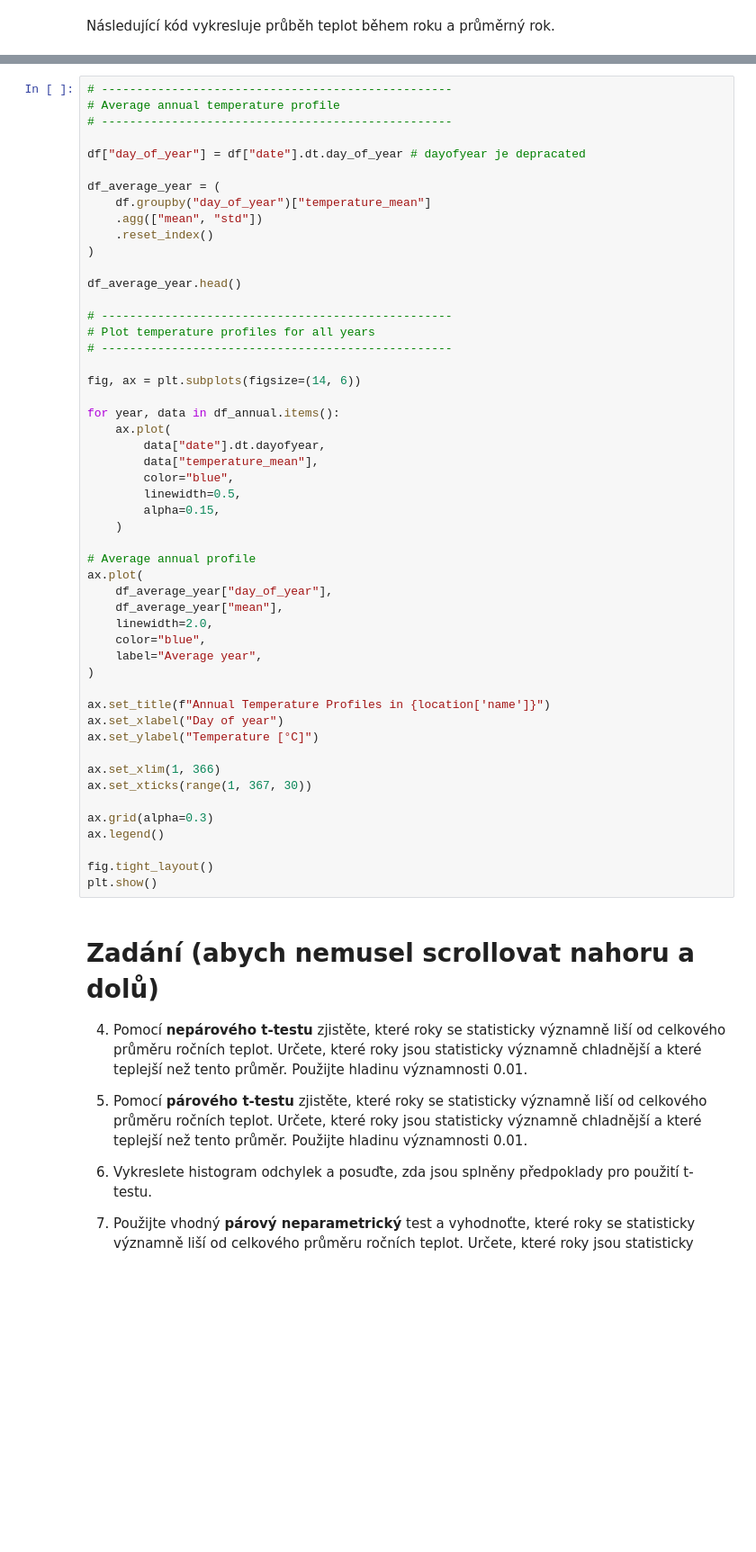
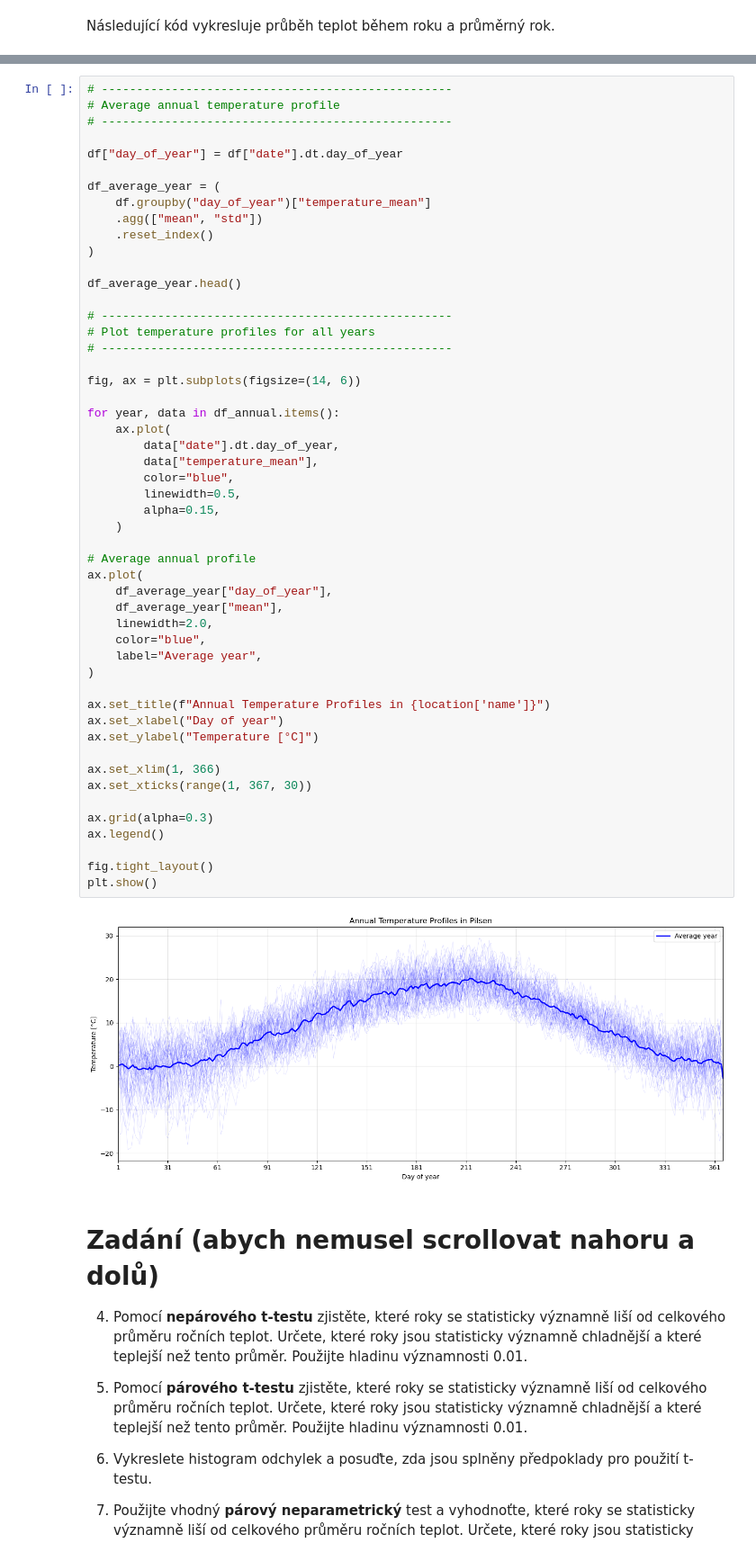
Before and after one commit to Psychol0gicl/dr_semestralni_prace, a Jupyter notebook: dr2026_2sem.ipynb, the cells around one changed output, grey strips where cells are left out. Shown at 90% size. Cells and saved outputs as stored; diff of their text form; blank space fills up the shorter version.

```diff
--- a/dr2026_2sem.ipynb
+++ b/dr2026_2sem.ipynb
@@ -272,7 +323,7 @@ Následující kód vykresluje průběh teplot během roku a průměrný rok.
 # Average annual temperature profile
 # --------------------------------------------------
 
-df["day_of_year"] = df["date"].dt.day_of_year # dayofyear je depracated
+df["day_of_year"] = df["date"].dt.day_of_year
 
 df_average_year = (
     df.groupby("day_of_year")["temperature_mean"]
@@ -290,34 +341,36 @@ fig, ax = plt.subplots(figsize=(14, 6))
 
 for year, data in df_annual.items():
     ax.plot(
-        data["date"].dt.dayofyear,
+        data["date"].dt.day_of_year,
         data["temperature_mean"],
         color="blue",
         linewidth=0.5,
         alpha=0.15,
     )
 
 # Average annual profile
 ax.plot(
     df_average_year["day_of_year"],
     df_average_year["mean"],
     linewidth=2.0,
     color="blue",
     label="Average year",
 )
 
 ax.set_title(f"Annual Temperature Profiles in {location['name']}")
 ax.set_xlabel("Day of year")
 ax.set_ylabel("Temperature [°C]")
 
 ax.set_xlim(1, 366)
 ax.set_xticks(range(1, 367, 30))
 
 ax.grid(alpha=0.3)
 ax.legend()
 
 fig.tight_layout()
 plt.show()
+# %% [output]
+[figure, added]
 # %% [markdown]
 # Zadání (abych nemusel scrollovat nahoru a dolů)
 4. Pomocí **nepárového t-testu** zjistěte, které roky se statisticky významně liší od celkového průměru ročních teplot. Určete, které roky jsou statisticky významně chladnější a které teplejší než tento průměr. Použijte hladinu významnosti 0.01.
```
Also changed, not shown: parts of 44 cells of this notebook.
